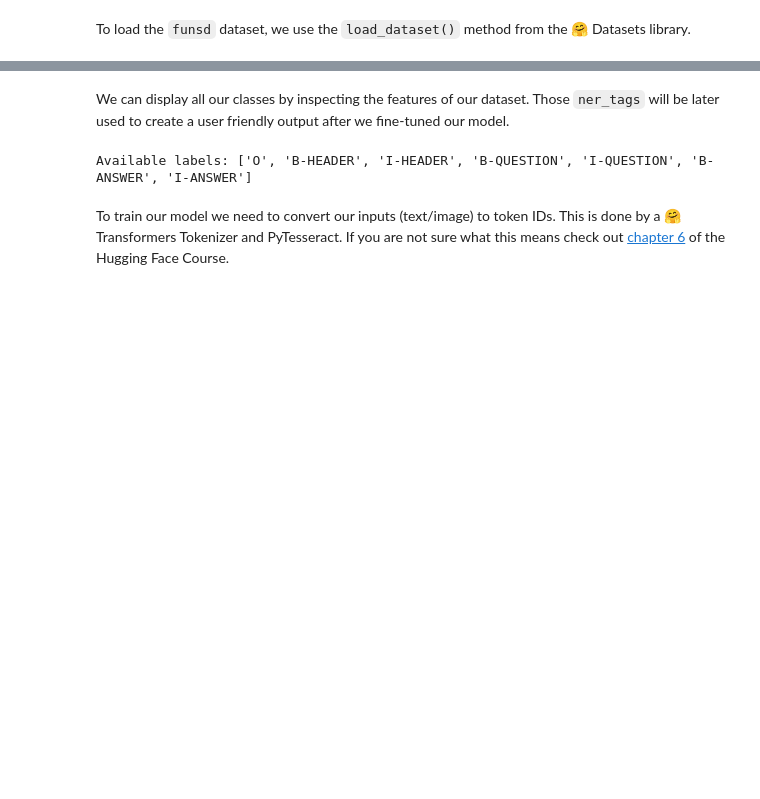
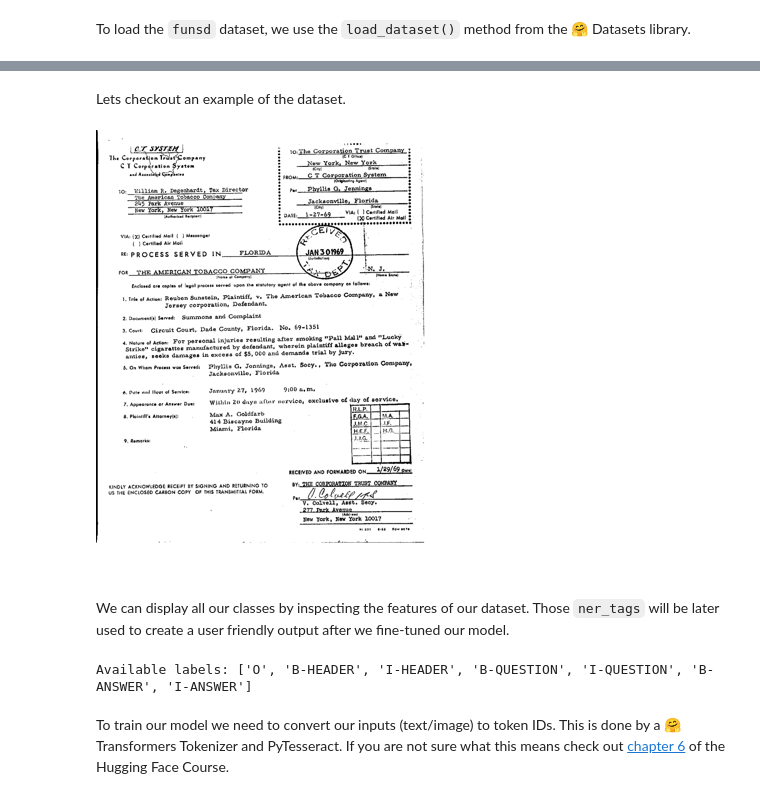
Before and after one commit to philschmid/document-ai-transformers, a Jupyter notebook: training/layoutlm_funsd.ipynb, the cells around one changed output, grey strips where cells are left out. Saved outputs shown, nothing was run; the diff lists cells and outputs as text; code cells hidden in the pictures; blank space fills up the shorter version.

Commit message:
training

```diff
--- a/training/layoutlm_funsd.ipynb
+++ b/training/layoutlm_funsd.ipynb
@@ -78,6 +78,16 @@ DatasetDict({
         num_rows: 50
     })
 })
+# %% [markdown]
+Lets checkout an example of the dataset.
+# %%
+from PIL import Image, ImageDraw, ImageFont
+
+image = Image.open(dataset['train'][34]['image_path'])
+image = image.convert("RGB")
+image.resize((350,450))
+# %% [output]
+[figure, added]
 # %% [markdown]
 We can display all our classes by inspecting the features of our dataset. Those `ner_tags` will be later used to create a user friendly output after we fine-tuned our model.
 # %%
```
Also changed, not shown: parts of 13 cells of this notebook.
